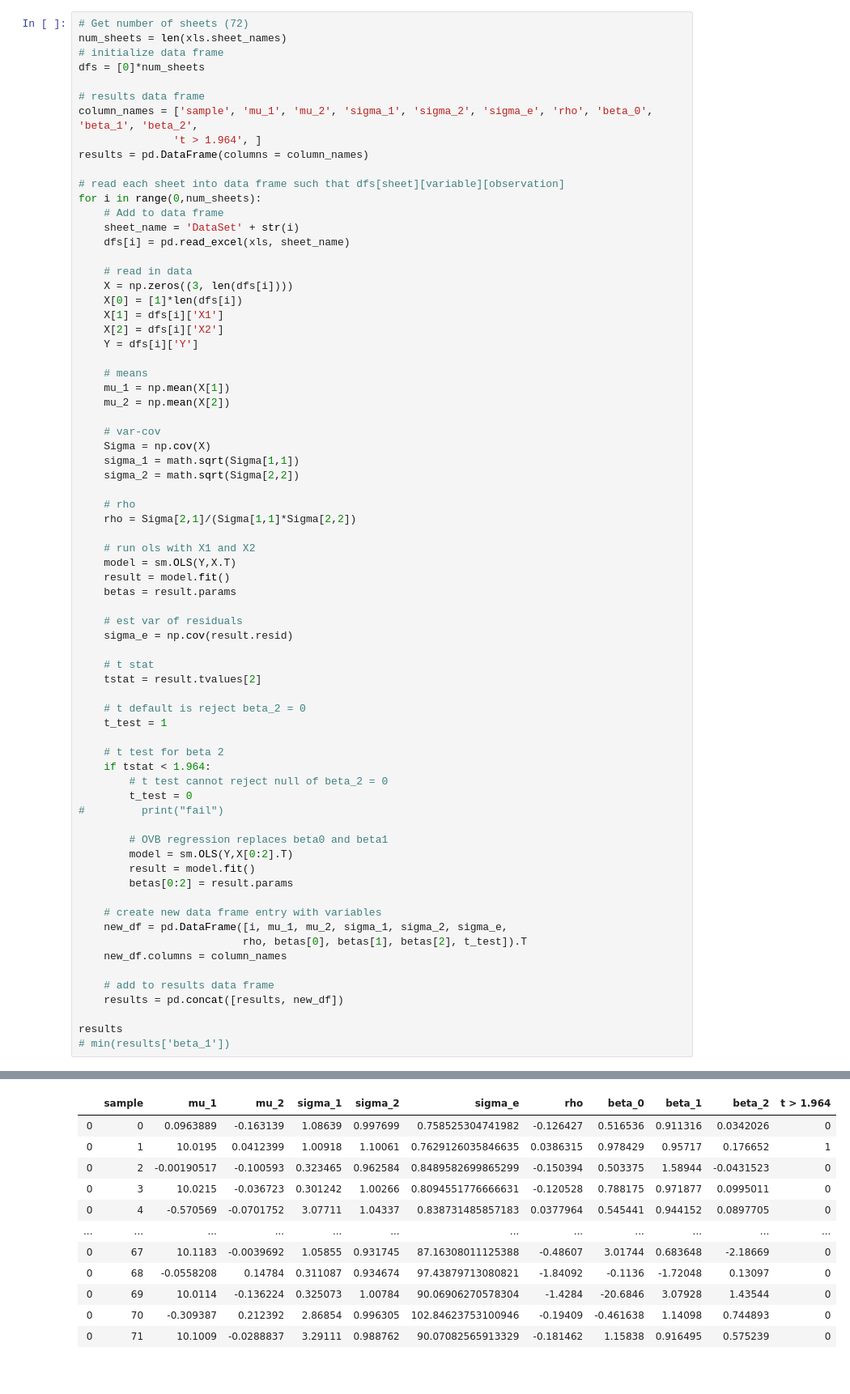
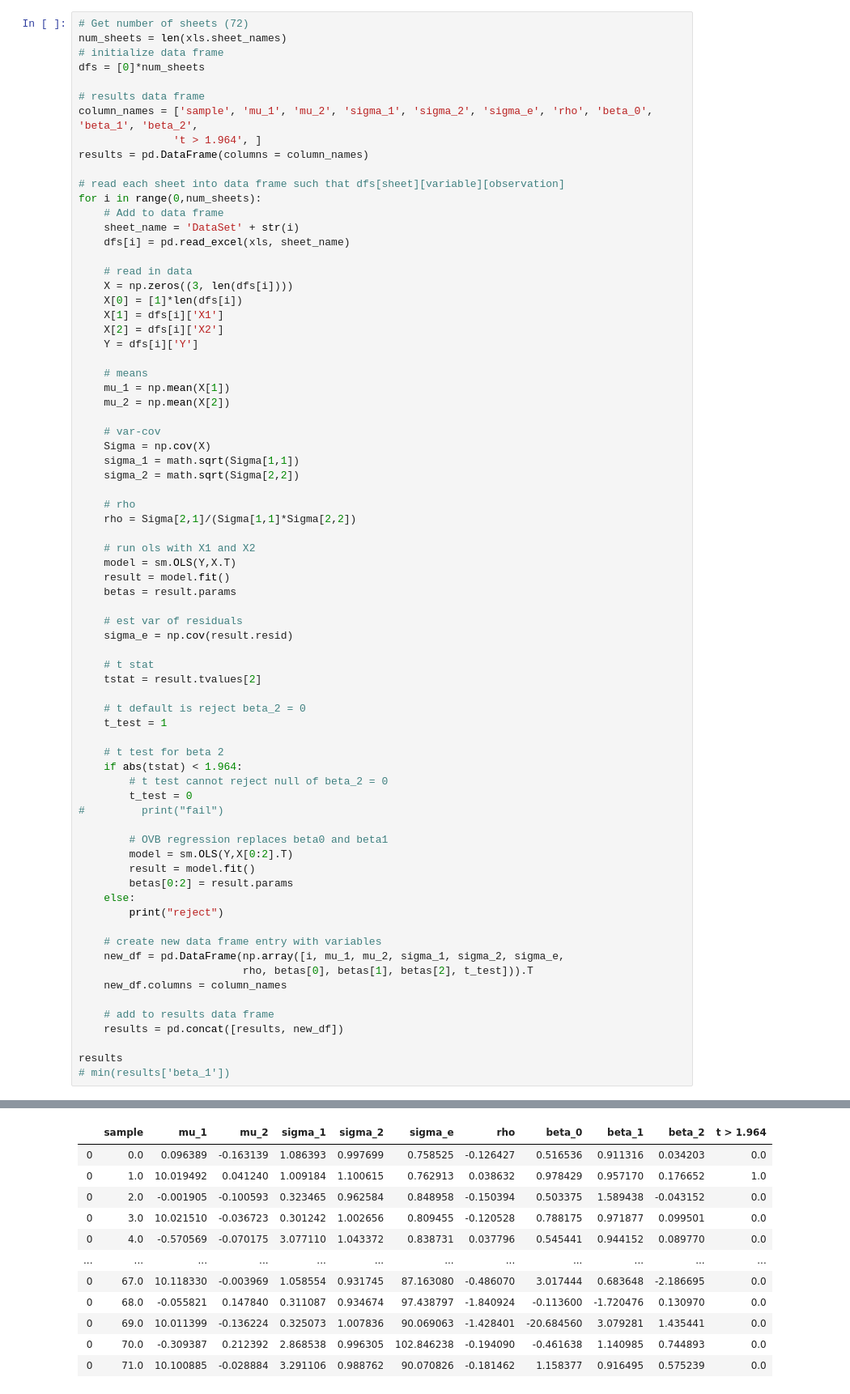
Before and after one commit to jeannesorin/Skwad, a Jupyter notebook: Empirical Analysis III/Problem Sets/Heckman Pset 1/Code_Chase.ipynb, the cells around one changed output, grey strips where cells are left out. Shown at 81% size. Cells and saved outputs as stored; diff of their text form.

```diff
--- a/Empirical Analysis III/Problem Sets/Heckman Pset 1/Code_Chase.ipynb
+++ b/Empirical Analysis III/Problem Sets/Heckman Pset 1/Code_Chase.ipynb
@@ -83,7 +65,7 @@ for i in range(0,num_sheets):
     t_test = 1
 
     # t test for beta 2
-    if tstat < 1.964:
+    if abs(tstat) < 1.964:
         # t test cannot reject null of beta_2 = 0
         t_test = 0
 #         print("fail")
@@ -92,10 +74,12 @@ for i in range(0,num_sheets):
         model = sm.OLS(Y,X[0:2].T)
         result = model.fit()
         betas[0:2] = result.params
+    else:
+        print("reject")
 
     # create new data frame entry with variables
-    new_df = pd.DataFrame([i, mu_1, mu_2, sigma_1, sigma_2, sigma_e,
-                          rho, betas[0], betas[1], betas[2], t_test]).T
+    new_df = pd.DataFrame(np.array([i, mu_1, mu_2, sigma_1, sigma_2, sigma_e,
+                          rho, betas[0], betas[1], betas[2], t_test])).T
     new_df.columns = column_names
 
     # add to results data frame
@@ -107,12 +94,12 @@ results
 |  | sample | mu_1 | mu_2 | sigma_1 | sigma_2 | sigma_e | rho | beta_0 | beta_1 | beta_2 | t > 1.964 |
-| 0 | 0 | 0.0963889 | -0.163139 | 1.08639 | 0.997699 | 0.758525304741982 | -0.126427 | 0.516536 | 0.911316 | 0.0342026 | 0 |
-| 0 | 1 | 10.0195 | 0.0412399 | 1.00918 | 1.10061 | 0.7629126035846635 | 0.0386315 | 0.978429 | 0.95717 | 0.176652 | 1 |
-| 0 | 2 | -0.00190517 | -0.100593 | 0.323465 | 0.962584 | 0.8489582699865299 | -0.150394 | 0.503375 | 1.58944 | -0.0431523 | 0 |
-| 0 | 3 | 10.0215 | -0.036723 | 0.301242 | 1.00266 | 0.8094551776666631 | -0.120528 | 0.788175 | 0.971877 | 0.0995011 | 0 |
-| 0 | 4 | -0.570569 | -0.0701752 | 3.07711 | 1.04337 | 0.838731485857183 | 0.0377964 | 0.545441 | 0.944152 | 0.0897705 | 0 |
+| 0 | 0.0 | 0.096389 | -0.163139 | 1.086393 | 0.997699 | 0.758525 | -0.126427 | 0.516536 | 0.911316 | 0.034203 | 0.0 |
+| 0 | 1.0 | 10.019492 | 0.041240 | 1.009184 | 1.100615 | 0.762913 | 0.038632 | 0.978429 | 0.957170 | 0.176652 | 1.0 |
+| 0 | 2.0 | -0.001905 | -0.100593 | 0.323465 | 0.962584 | 0.848958 | -0.150394 | 0.503375 | 1.589438 | -0.043152 | 0.0 |
+| 0 | 3.0 | 10.021510 | -0.036723 | 0.301242 | 1.002656 | 0.809455 | -0.120528 | 0.788175 | 0.971877 | 0.099501 | 0.0 |
+| 0 | 4.0 | -0.570569 | -0.070175 | 3.077110 | 1.043372 | 0.838731 | 0.037796 | 0.545441 | 0.944152 | 0.089770 | 0.0 |
 | ... | ... | ... | ... | ... | ... | ... | ... | ... | ... | ... | ... |
-| 0 | 67 | 10.1183 | -0.0039692 | 1.05855 | 0.931745 | 87.16308011125388 | -0.48607 | 3.01744 | 0.683648 | -2.18669 | 0 |
-| 0 | 68 | -0.0558208 | 0.14784 | 0.311087 | 0.934674 | 97.43879713080821 | -1.84092 | -0.1136 | -1.72048 | 0.13097 | 0 |
-| 0 | 69 | 10.0114 | -0.136224 | 0.325073 | 1.00784 | 90.06906270578304 | -1.4284 | -20.6846 | 3.07928 | 1.43544 | 0 |
-| 0 | 70 | -0.309387 | 0.212392 | 2.86854 | 0.996305 | 102.84623753100946 | -0.19409 | -0.461638 | 1.14098 | 0.744893 | 0 |
-| 0 | 71 | 10.1009 | -0.0288837 | 3.29111 | 0.988762 | 90.07082565913329 | -0.181462 | 1.15838 | 0.916495 | 0.575239 | 0 |
+| 0 | 67.0 | 10.118330 | -0.003969 | 1.058554 | 0.931745 | 87.163080 | -0.486070 | 3.017444 | 0.683648 | -2.186695 | 0.0 |
+| 0 | 68.0 | -0.055821 | 0.147840 | 0.311087 | 0.934674 | 97.438797 | -1.840924 | -0.113600 | -1.720476 | 0.130970 | 0.0 |
+| 0 | 69.0 | 10.011399 | -0.136224 | 0.325073 | 1.007836 | 90.069063 | -1.428401 | -20.684560 | 3.079281 | 1.435441 | 0.0 |
+| 0 | 70.0 | -0.309387 | 0.212392 | 2.868538 | 0.996305 | 102.846238 | -0.194090 | -0.461638 | 1.140985 | 0.744893 | 0.0 |
+| 0 | 71.0 | 10.100885 | -0.028884 | 3.291106 | 0.988762 | 90.070826 | -0.181462 | 1.158377 | 0.916495 | 0.575239 | 0.0 |
```
Also changed, not shown: parts of 7 cells of this notebook, 6 other files.
